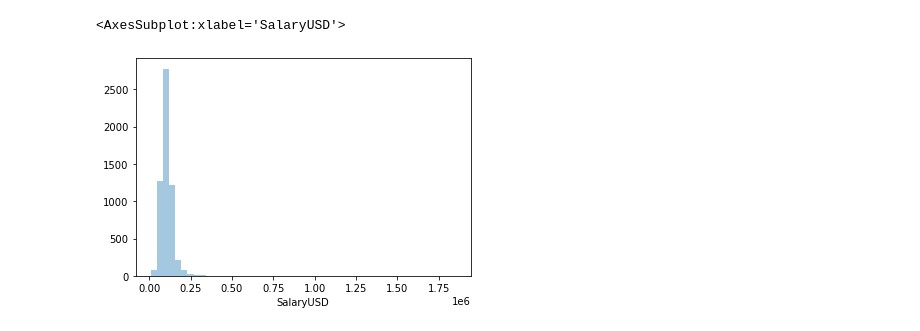
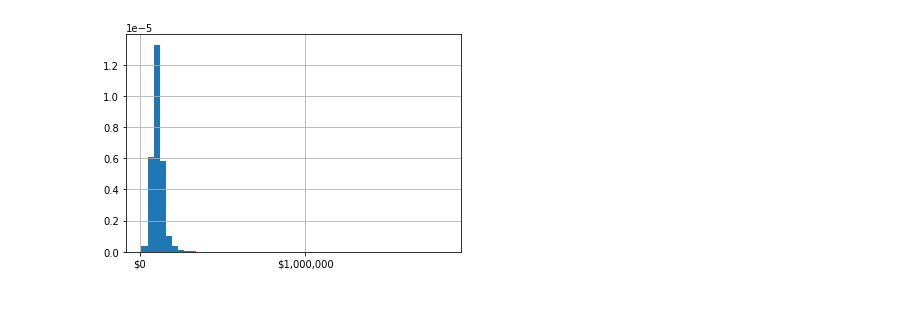
Before and after one commit to KevinB-a/American_dream, a Jupyter notebook: notebook/Career_visualization.ipynb, the cells around one changed output. Saved outputs shown, nothing was run; the diff lists cells and outputs as text; code cells hidden in the pictures; blank space fills up the shorter version.

Commit message:
add some graph

```diff
--- a/notebook/Career_visualization.ipynb
+++ b/notebook/Career_visualization.ipynb
@@ -29,8 +30,3 @@ df1.head()
 | 2 | 3 | 3 | 70000.0 | United States | 94133 | Full time employee | Analyst | No | ... |
 | 3 | 4 | 4 | 110000.0 | United States | 95354 | Full time employee | DBA (General - splits time evenly... | No | ... |
 | 4 | 5 | 5 | 79500.0 | United States | 78727 | Full time employee | Analyst | No | ... |
-# %%
-sns.distplot(a=df1['SalaryUSD'], kde=False)
-# %% [output]
-<AxesSubplot:xlabel='SalaryUSD'>
-[figure, removed]
@@ -36,0 +42,16 @@ sns.distplot(a=df1['SalaryUSD'], kde=False)
+# %%
+
+# sous la forme d'histogramme
+ax=df1["SalaryUSD"].hist(density=True,bins=50)
+
+# on change le format de l'axe x
+fmt = '${x:,.0f}'
+tick = mtick.StrMethodFormatter(fmt)
+ax.xaxis.set_major_formatter(tick)
+
+# On modifie le nombre de valeur affichézs sur les axes x et y
+ax.locator_params(axis="x", nbins=3)
+ax.locator_params(axis="y", nbins=10)
+plt.show()
+# %% [output]
+[figure, added]
```
Also changed, not shown: parts of 10 cells of this notebook.
